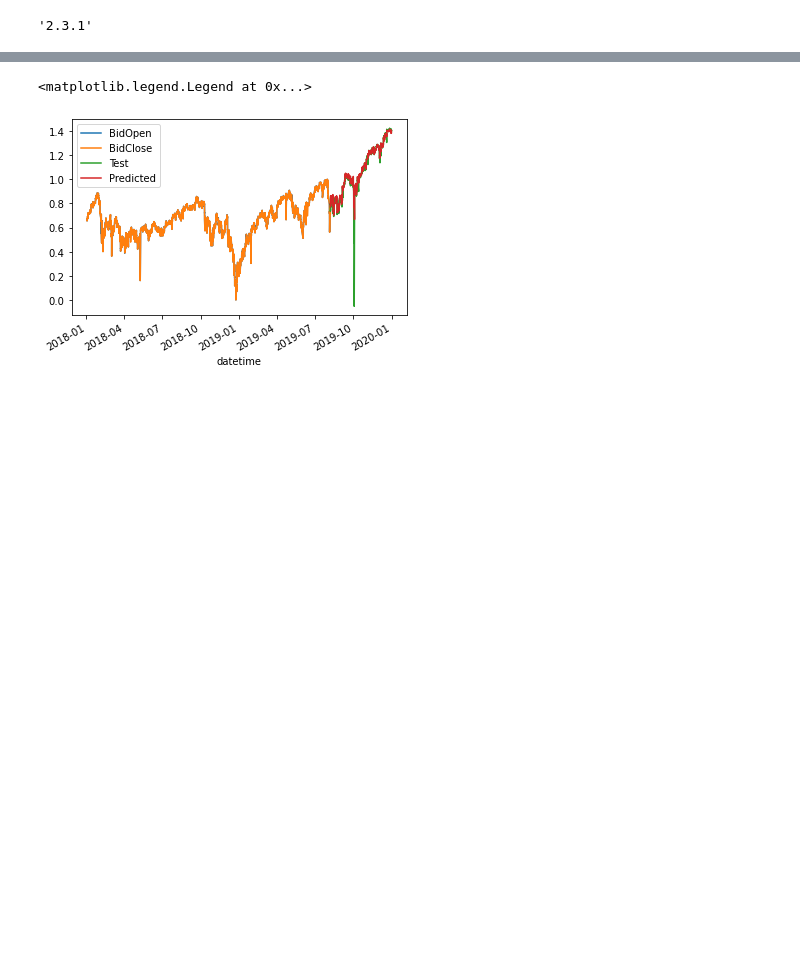
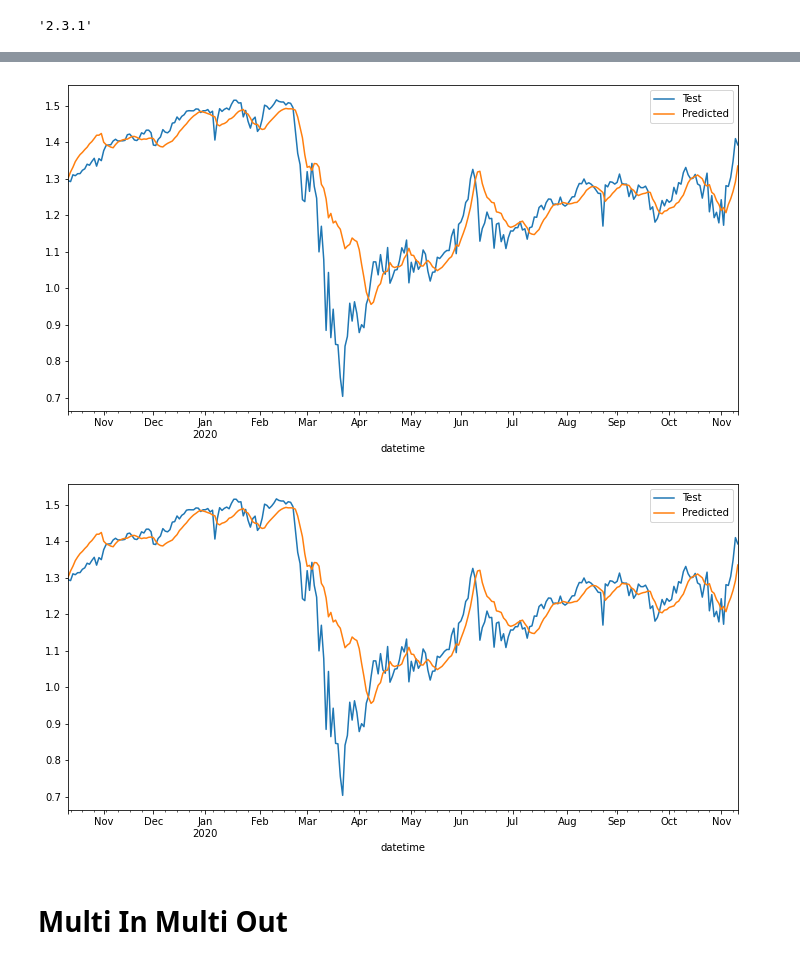
Before and after one commit to jirvingphd/capstone-project-using-trumps-tweets-to-predict-stock-market, a Jupyter notebook: stock_time_series_keras.ipynb, the cells around one changed output, grey strips where cells are left out. Cells and saved outputs as stored; diff of their text form; code cells hidden in the pictures; blank space fills up the shorter version.

Commit message:
Added example time series generator notebook

```diff
--- a/stock_time_series_keras.ipynb
+++ b/stock_time_series_keras.ipynb
@@ -315,0 +366,2 @@ y_hat_test = model1.predict(test_gen)
+# %%
+plt.rcParams['figure.figsize'] = 12,6
@@ -315,0 +521,30 @@ y_hat_test = model1.predict(test_gen)
+# %%
+## Making val data
+val_series = X_val.values
+val_series = val_series.reshape((len(val_series),n_features))
+val_gen = TimeseriesGenerator(val_series,val_series[:,price_col],length,batch_size=64)
+
+## Making test data
+test_series = X_test.values
+test_series = test_series.reshape((len(test_series),n_features))
+test_gen = TimeseriesGenerator(test_series,test_series[:,price_col],length,batch_size=64)
+# %%
+from tensorflow.keras.models import Sequential
+from tensorflow.keras import optimizers
+from tensorflow.keras.layers import Bidirectional, Dense, LSTM, Dropout
+from tensorflow.keras.regularizers import l2
+
+input_shape=(length,n_features)
+
+# Create model architecture
+model1 = Sequential()
+model1.add(LSTM(units=50,  activation='relu',
+                input_shape =input_shape,return_sequences=False))#,kernel_regularizer=l2(0.01),recurrent_regularizer=l2(0.01),
+# model1.add(LSTM(units=50, activation='relu'))
+model1.add(Dense(1))
+
+model1.compile(loss='mse', metrics=['mse'],
+              optimizer=optimizers.Adam())
+
+display(model1.summary())
+history = model1.fit(train_gen,epochs=10,validation_data=val_gen)
@@ -315,0 +611,3 @@ y_hat_test = model1.predict(test_gen)
+# %%
+y_pred = pd.Series(y_hat_test.flatten(),index =X_test.iloc[length:].index)
+y_pred
@@ -333,9 +673,11 @@ X_test
 # %%
 fig,ax = plt.subplots()
-X_train.plot(ax=ax)
-X_test['BidClose'].plot(ax=ax,label='Test')
-ax.plot(X_test[length:].index,y_hat_test.flatten(),label='Predicted')
-ax.legend()
+X_test.iloc[length:]['price'].plot(ax=ax,label='Test')
+y_pred.plot(ax=ax,label='Predicted')
+ax.legend(bbox_to_anchor=[1,1])
+fig
 # %% [output]
-<matplotlib.legend.Legend at 0x...>
-[figure, old version]
+[figure, new version]
+[figure, added]
+# %% [markdown]
+# Multi In Multi Out
```
Also changed, not shown: parts of 67 cells of this notebook, 2 other files.
